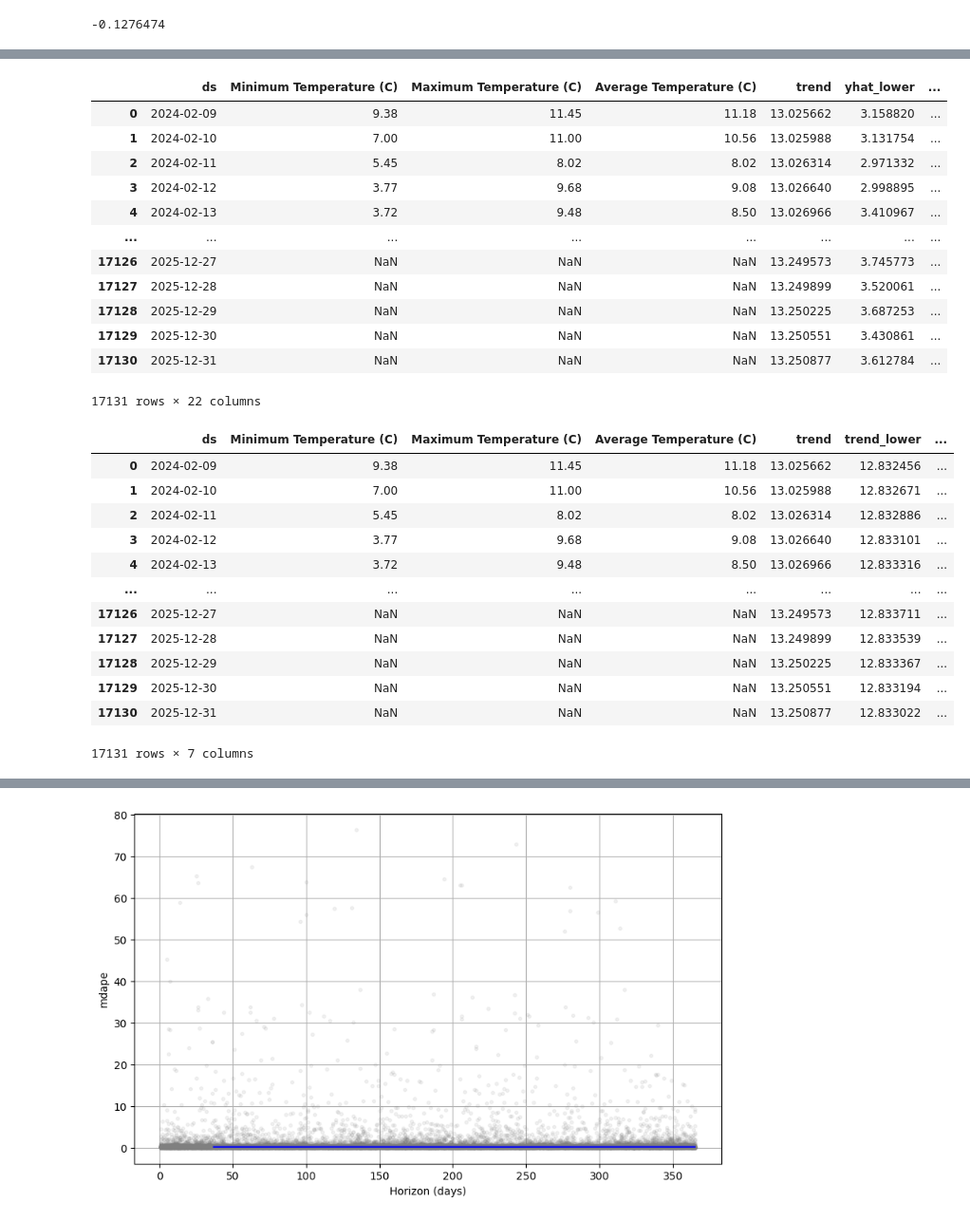
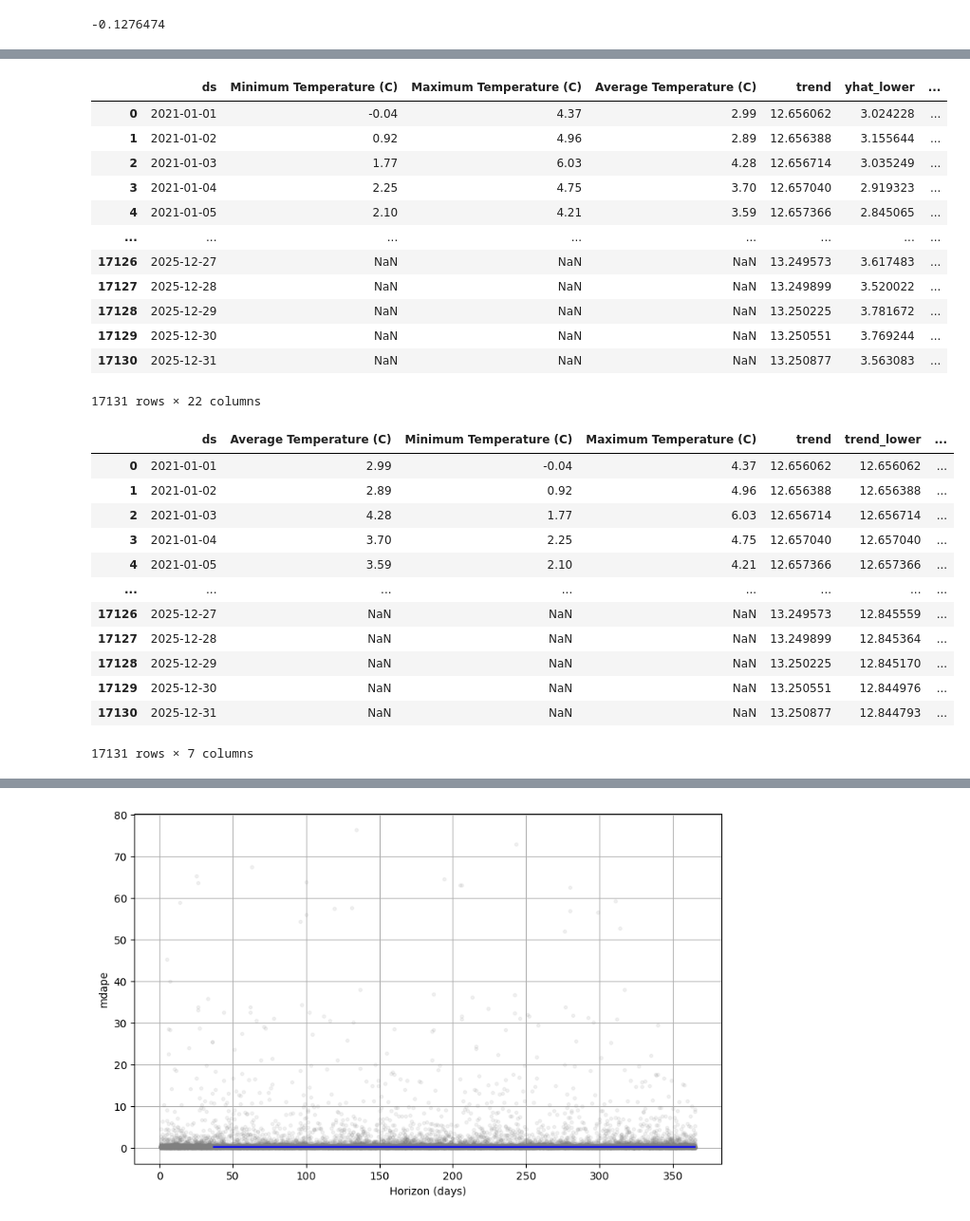
Before and after one commit to cattienl/project1, a Jupyter notebook: prophet.ipynb, the cells around one changed output, grey strips where cells are left out. Shown at 95% size. Saved outputs shown, nothing was run; the diff lists cells and outputs as text; code cells hidden in the pictures.

```diff
--- a/prophet.ipynb
+++ b/prophet.ipynb
@@ -310,12 +397,12 @@ def generate_dates(start_date, end_date):
     return dates
 
 def get_api_london(date):
-    london_api = "https://api.openweathermap.org/data/3.0/onecall/day_summary?lat={lat}&lon={lon}&date={date}&tz=+05:00&appid=77ab0d254ac9b998b6aabc97fcdd0896&units=metric"
-    response = requests.get(london_api.format(lat=51.5074, lon=0.1278, date=date.strftime('%Y-%m-%d')))
-    return response
+    #london_api = "https://api.openweathermap.org/data/3.0/onecall/day_summary?lat={lat}&lon={lon}&date={date}&tz=+05:00&appid=77ab0d254ac9b998b6aabc97fcdd0896&units=metric"
+    #response = requests.get(london_api.format(lat=51.5074, lon=0.1278, date=date.strftime('%Y-%m-%d')))
+    #return response
 
-start_date = datetime.datetime(2020, 1, 1)
-end_date = datetime.datetime(2020, 1, 15)
+start_date = datetime.datetime(2021, 1, 1)
+end_date = datetime.datetime(2023, 12, 31)
 dates = generate_dates(start_date, end_date)
 min_temps = []
 max_temps = []
@@ -364,34 +452,34 @@ dtype: object
 # %%
 mape_df = pd.merge(weather_df,forecast, on= "ds", how = "outer")
-mape_df.head(15)
+mape_df
 # %% [output]
 |  | ds | Minimum Temperature (C) | Maximum Temperature (C) | Average Temperature (C) | trend | yhat_lower | ... |
-| 0 | 2024-02-09 | 9.38 | 11.45 | 11.18 | 13.025662 | 3.158820 | ... |
-| 1 | 2024-02-10 | 7.00 | 11.00 | 10.56 | 13.025988 | 3.131754 | ... |
-| 2 | 2024-02-11 | 5.45 | 8.02 | 8.02 | 13.026314 | 2.971332 | ... |
-| 3 | 2024-02-12 | 3.77 | 9.68 | 9.08 | 13.026640 | 2.998895 | ... |
-| 4 | 2024-02-13 | 3.72 | 9.48 | 8.50 | 13.026966 | 3.410967 | ... |
+| 0 | 2021-01-01 | -0.04 | 4.37 | 2.99 | 12.656062 | 3.024228 | ... |
+| 1 | 2021-01-02 | 0.92 | 4.96 | 2.89 | 12.656388 | 3.155644 | ... |
+| 2 | 2021-01-03 | 1.77 | 6.03 | 4.28 | 12.656714 | 3.035249 | ... |
+| 3 | 2021-01-04 | 2.25 | 4.75 | 3.70 | 12.657040 | 2.919323 | ... |
+| 4 | 2021-01-05 | 2.10 | 4.21 | 3.59 | 12.657366 | 2.845065 | ... |
 | ... | ... | ... | ... | ... | ... | ... | ... |
-| 17126 | 2025-12-27 | NaN | NaN | NaN | 13.249573 | 3.745773 | ... |
-| 17127 | 2025-12-28 | NaN | NaN | NaN | 13.249899 | 3.520061 | ... |
-| 17128 | 2025-12-29 | NaN | NaN | NaN | 13.250225 | 3.687253 | ... |
-| 17129 | 2025-12-30 | NaN | NaN | NaN | 13.250551 | 3.430861 | ... |
-| 17130 | 2025-12-31 | NaN | NaN | NaN | 13.250877 | 3.612784 | ... |
+| 17126 | 2025-12-27 | NaN | NaN | NaN | 13.249573 | 3.617483 | ... |
+| 17127 | 2025-12-28 | NaN | NaN | NaN | 13.249899 | 3.520022 | ... |
+| 17128 | 2025-12-29 | NaN | NaN | NaN | 13.250225 | 3.781672 | ... |
+| 17129 | 2025-12-30 | NaN | NaN | NaN | 13.250551 | 3.769244 | ... |
+| 17130 | 2025-12-31 | NaN | NaN | NaN | 13.250877 | 3.563083 | ... |
 17131 rows × 22 columns
 # %%
 mape_df = mape_df[["ds", "Average Temperature (C)", "Minimum Temperature (C)","Maximum Temperature (C)","trend","trend_lower","trend_upper"]]
-mape_df.head(15)
+mape_df
 # %% [output]
-|  | ds | Minimum Temperature (C) | Maximum Temperature (C) | Average Temperature (C) | trend | trend_lower | ... |
-| 0 | 2024-02-09 | 9.38 | 11.45 | 11.18 | 13.025662 | 12.832456 | ... |
-| 1 | 2024-02-10 | 7.00 | 11.00 | 10.56 | 13.025988 | 12.832671 | ... |
-| 2 | 2024-02-11 | 5.45 | 8.02 | 8.02 | 13.026314 | 12.832886 | ... |
-| 3 | 2024-02-12 | 3.77 | 9.68 | 9.08 | 13.026640 | 12.833101 | ... |
-| 4 | 2024-02-13 | 3.72 | 9.48 | 8.50 | 13.026966 | 12.833316 | ... |
+|  | ds | Average Temperature (C) | Minimum Temperature (C) | Maximum Temperature (C) | trend | trend_lower | ... |
+| 0 | 2021-01-01 | 2.99 | -0.04 | 4.37 | 12.656062 | 12.656062 | ... |
+| 1 | 2021-01-02 | 2.89 | 0.92 | 4.96 | 12.656388 | 12.656388 | ... |
+| 2 | 2021-01-03 | 4.28 | 1.77 | 6.03 | 12.656714 | 12.656714 | ... |
+| 3 | 2021-01-04 | 3.70 | 2.25 | 4.75 | 12.657040 | 12.657040 | ... |
+| 4 | 2021-01-05 | 3.59 | 2.10 | 4.21 | 12.657366 | 12.657366 | ... |
 | ... | ... | ... | ... | ... | ... | ... | ... |
-| 17126 | 2025-12-27 | NaN | NaN | NaN | 13.249573 | 12.833711 | ... |
-| 17127 | 2025-12-28 | NaN | NaN | NaN | 13.249899 | 12.833539 | ... |
-| 17128 | 2025-12-29 | NaN | NaN | NaN | 13.250225 | 12.833367 | ... |
-| 17129 | 2025-12-30 | NaN | NaN | NaN | 13.250551 | 12.833194 | ... |
-| 17130 | 2025-12-31 | NaN | NaN | NaN | 13.250877 | 12.833022 | ... |
+| 17126 | 2025-12-27 | NaN | NaN | NaN | 13.249573 | 12.845559 | ... |
+| 17127 | 2025-12-28 | NaN | NaN | NaN | 13.249899 | 12.845364 | ... |
+| 17128 | 2025-12-29 | NaN | NaN | NaN | 13.250225 | 12.845170 | ... |
+| 17129 | 2025-12-30 | NaN | NaN | NaN | 13.250551 | 12.844976 | ... |
+| 17130 | 2025-12-31 | NaN | NaN | NaN | 13.250877 | 12.844793 | ... |
 17131 rows × 7 columns
```
Also changed, not shown: parts of 70 cells of this notebook.
